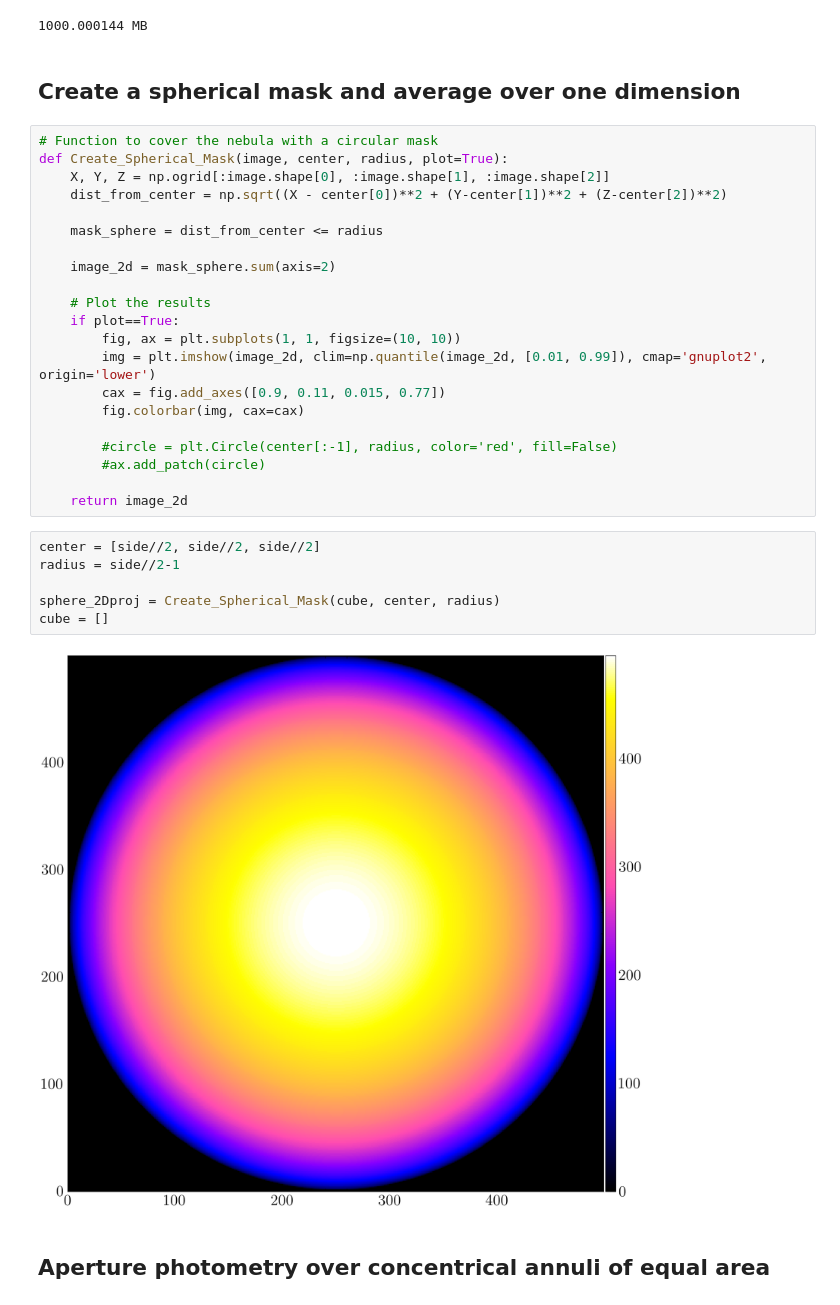
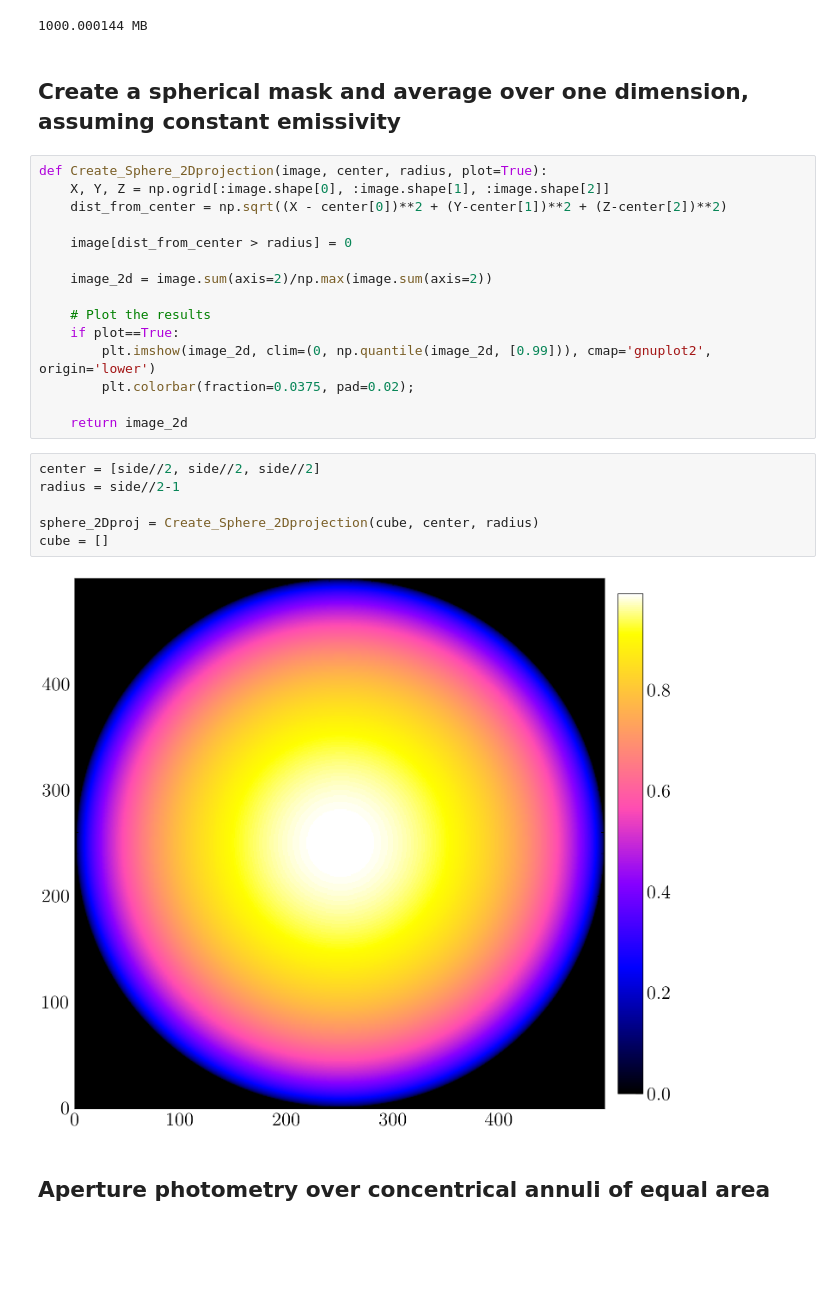
Before and after one commit to M-Bianchi/Laboratory-of-Data-Acquisition, a Jupyter notebook: sphere_simulation.ipynb, the cells around one changed output. Drawn from its saved outputs; the diff is of its cells as text; blank space fills up the shorter version.

```diff
--- a/sphere_simulation.ipynb
+++ b/sphere_simulation.ipynb
@@ -22,36 +19,30 @@ print(f'{sys.getsizeof(cube)/1e6} MB')
 # %% [output]
 1000.000144 MB
 # %% [markdown]
-## Create a spherical mask and average over one dimension
+## Create a spherical mask and average over one dimension, assuming constant emissivity
 # %%
-# Function to cover the nebula with a circular mask
-def Create_Spherical_Mask(image, center, radius, plot=True):
+def Create_Sphere_2Dprojection(image, center, radius, plot=True):
     X, Y, Z = np.ogrid[:image.shape[0], :image.shape[1], :image.shape[2]]
     dist_from_center = np.sqrt((X - center[0])**2 + (Y-center[1])**2 + (Z-center[2])**2)
 
-    mask_sphere = dist_from_center <= radius
+    image[dist_from_center > radius] = 0
 
-    image_2d = mask_sphere.sum(axis=2)
+    image_2d = image.sum(axis=2)/np.max(image.sum(axis=2))
 
     # Plot the results
     if plot==True:
-        fig, ax = plt.subplots(1, 1, figsize=(10, 10))
-        img = plt.imshow(image_2d, clim=np.quantile(image_2d, [0.01, 0.99]), cmap='gnuplot2', origin='lower')
-        cax = fig.add_axes([0.9, 0.11, 0.015, 0.77])
-        fig.colorbar(img, cax=cax)
-
-        #circle = plt.Circle(center[:-1], radius, color='red', fill=False)
-        #ax.add_patch(circle)
+        plt.imshow(image_2d, clim=(0, np.quantile(image_2d, [0.99])), cmap='gnuplot2', origin='lower')
+        plt.colorbar(fraction=0.0375, pad=0.02);
 
     return image_2d
 # %%
 center = [side//2, side//2, side//2]
 radius = side//2-1
 
-sphere_2Dproj = Create_Spherical_Mask(cube, center, radius)
+sphere_2Dproj = Create_Sphere_2Dprojection(cube, center, radius)
 cube = []
 # %% [output]
-[figure, old version]
+[figure, new version]
 # %% [markdown]
 ## Aperture photometry over concentrical annuli of equal area
 # %%
```
Also changed, not shown: parts of 8 cells of this notebook.
